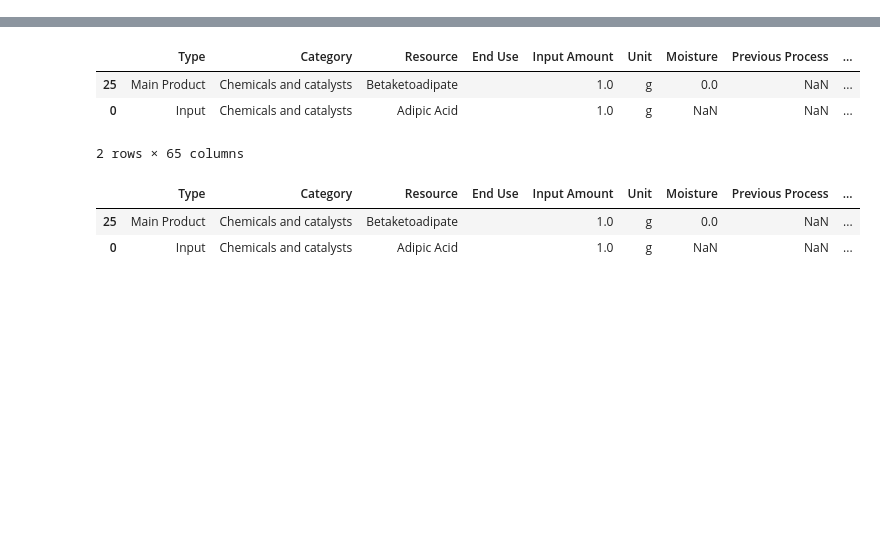
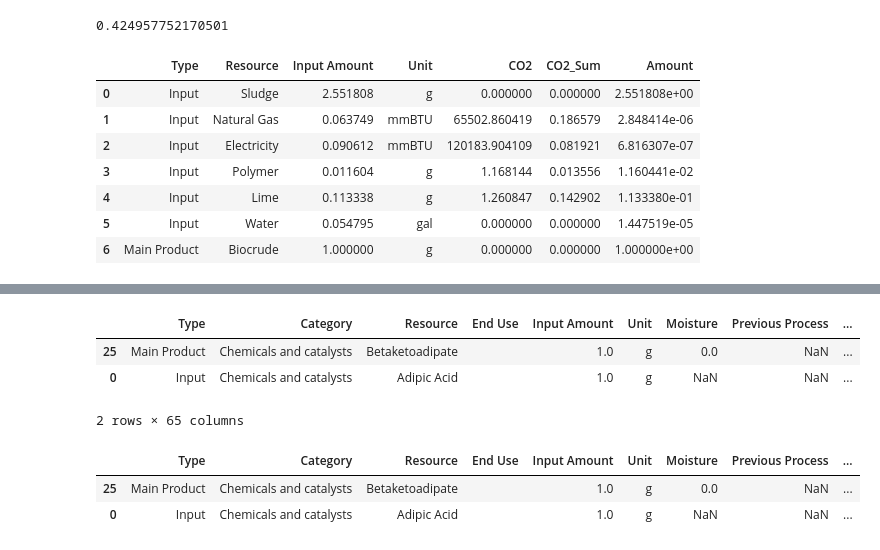
Before and after one commit to olw0905/Interactive-SCSA_Dash, a Jupyter notebook: Untitled.ipynb, the cells around one changed output, grey strips where cells are left out. Saved outputs shown, nothing was run; the diff lists cells and outputs as text; code cells hidden in the pictures; blank space fills up the shorter version.

```diff
--- a/Untitled.ipynb
+++ b/Untitled.ipynb
@@ -40,0 +43,15 @@ main_incumbent_total = res_new_with_incumbent.loc[
+# %%
+res_new['CO2_Sum'].sum()
+# %% [output]
+0.424957752170501
+# %%
+res_new[['Type', 'Resource', 'Input Amount', 'Unit', 'CO2', 'CO2_Sum', 'Amount']]
+# %% [output]
+|  | Type | Resource | Input Amount | Unit | CO2 | CO2_Sum | Amount |
+| 0 | Input | Sludge | 2.551808 | g | 0.000000 | 0.000000 | 2.551808e+00 |
+| 1 | Input | Natural Gas | 0.063749 | mmBTU | 65502.860419 | 0.186579 | 2.848414e-06 |
+| 2 | Input | Electricity | 0.090612 | mmBTU | 120183.904109 | 0.081921 | 6.816307e-07 |
+| 3 | Input | Polymer | 0.011604 | g | 1.168144 | 0.013556 | 1.160441e-02 |
+| 4 | Input | Lime | 0.113338 | g | 1.260847 | 0.142902 | 1.133380e-01 |
+| 5 | Input | Water | 0.054795 | gal | 0.000000 | 0.000000 | 1.447519e-05 |
+| 6 | Main Product | Biocrude | 1.000000 | g | 0.000000 | 0.000000 | 1.000000e+00 |
```
Also changed, not shown: parts of 5 cells of this notebook, 8 other files.
